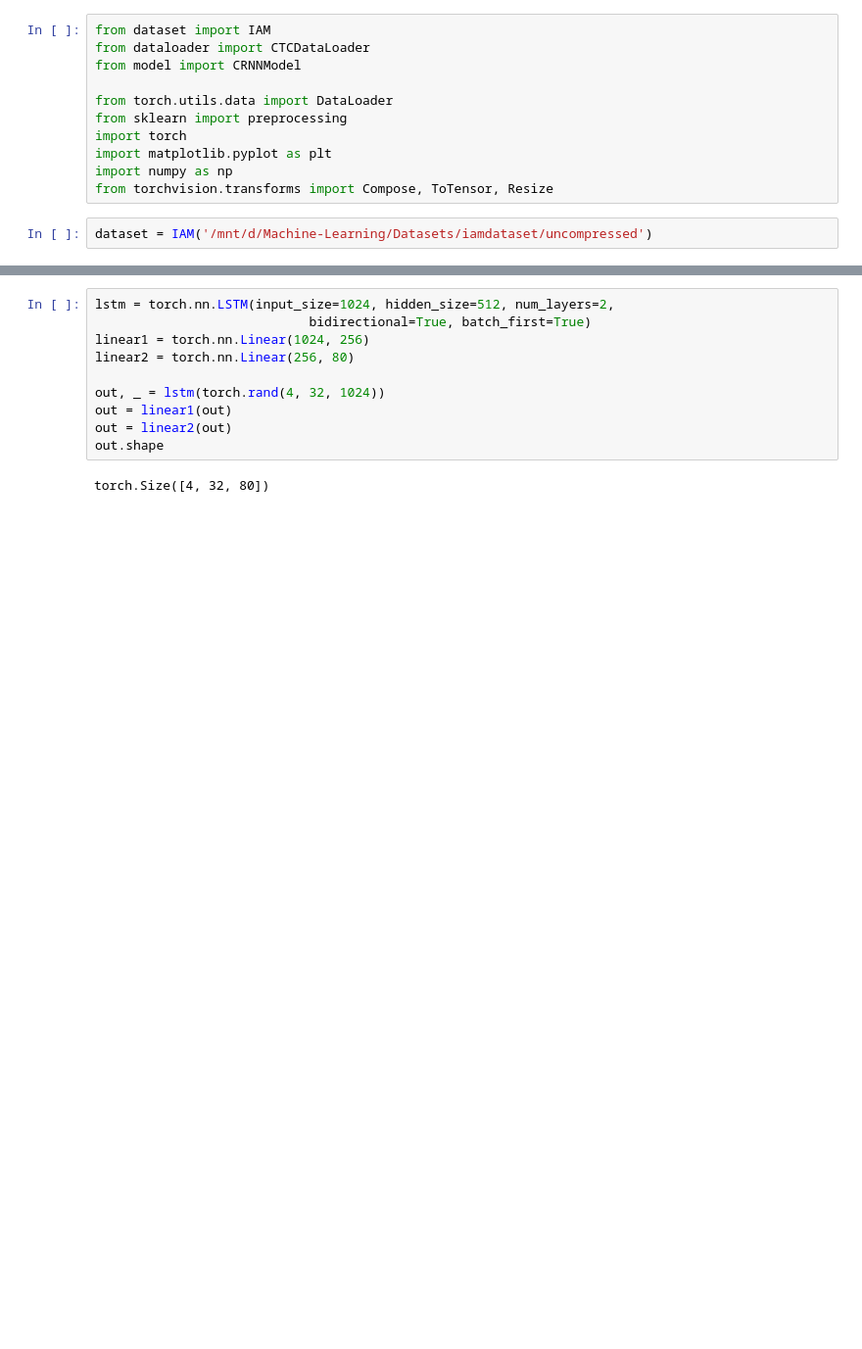
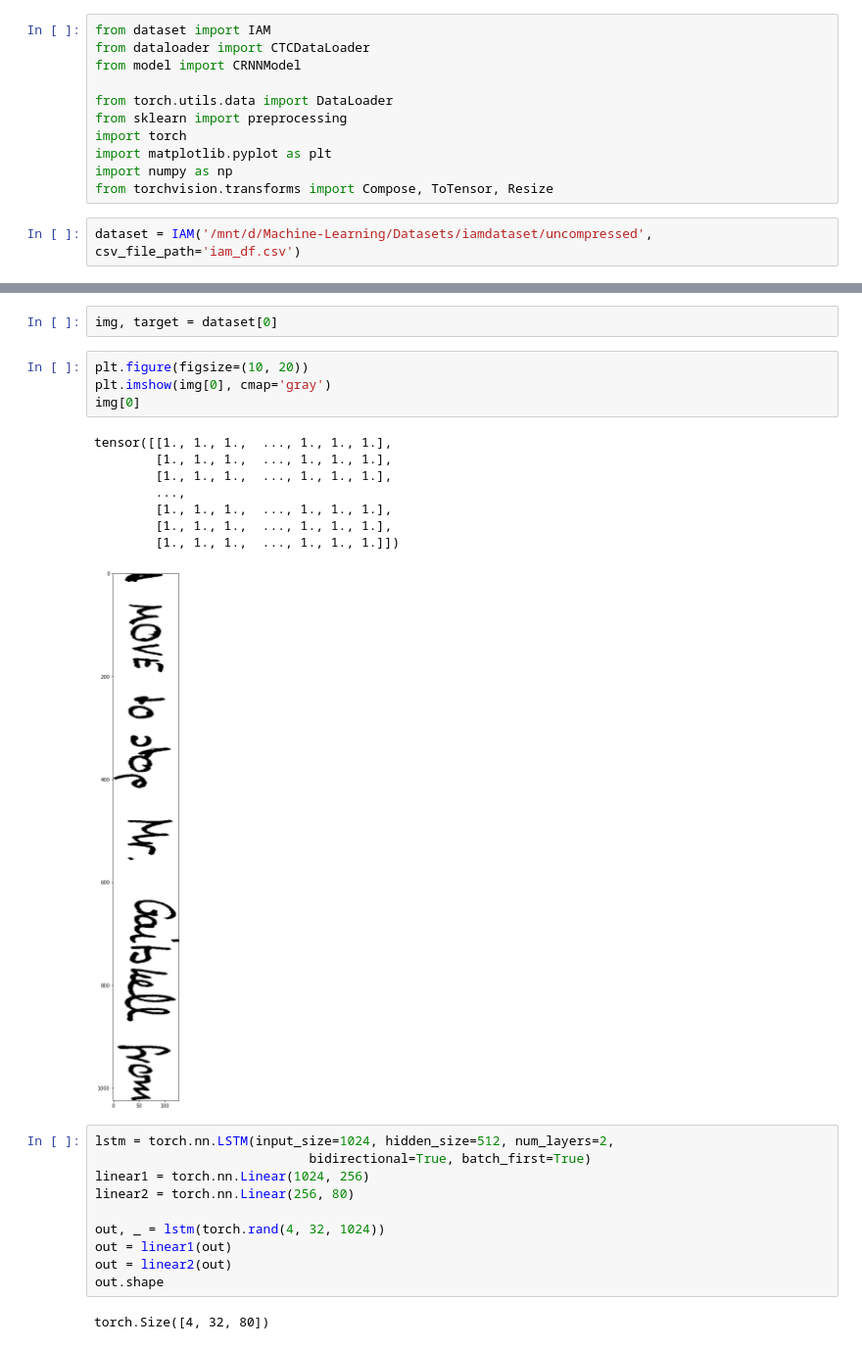
Before and after one commit to git22abhishek/pytorchHTR, a Jupyter notebook: experiment.ipynb, the cells around one changed output, grey strips where cells are left out. Shown at 98% size. Drawn from its saved outputs; the diff is of its cells as text; blank space fills up the shorter version.

```diff
--- a/experiment.ipynb
+++ b/experiment.ipynb
@@ -10,7 +10,7 @@ import matplotlib.pyplot as plt
 import numpy as np
 from torchvision.transforms import Compose, ToTensor, Resize
 # %%
-dataset = IAM('/mnt/d/Machine-Learning/Datasets/iamdataset/uncompressed')
+dataset = IAM('/mnt/d/Machine-Learning/Datasets/iamdataset/uncompressed', csv_file_path='iam_df.csv')
 # %%
 print("Size of Dataset:", len(dataset))
 print("Character set:", dataset.charset)
@@ -47,3 +104,18 @@ model = CRNNModel(20, 100)
+# %%
+img, target = dataset[0]
+# %%
+plt.figure(figsize=(10, 20))
+plt.imshow(img[0], cmap='gray')
+img[0]
+# %% [output]
+tensor([[1., 1., 1.,  ..., 1., 1., 1.],
+        [1., 1., 1.,  ..., 1., 1., 1.],
+        [1., 1., 1.,  ..., 1., 1., 1.],
+        ...,
+        [1., 1., 1.,  ..., 1., 1., 1.],
+        [1., 1., 1.,  ..., 1., 1., 1.],
+        [1., 1., 1.,  ..., 1., 1., 1.]])
+[figure, added]
 # %%
 lstm = torch.nn.LSTM(input_size=1024, hidden_size=512, num_layers=2,
                             bidirectional=True, batch_first=True)
```
Also changed, not shown: parts of 13 cells of this notebook, 8 other files.
